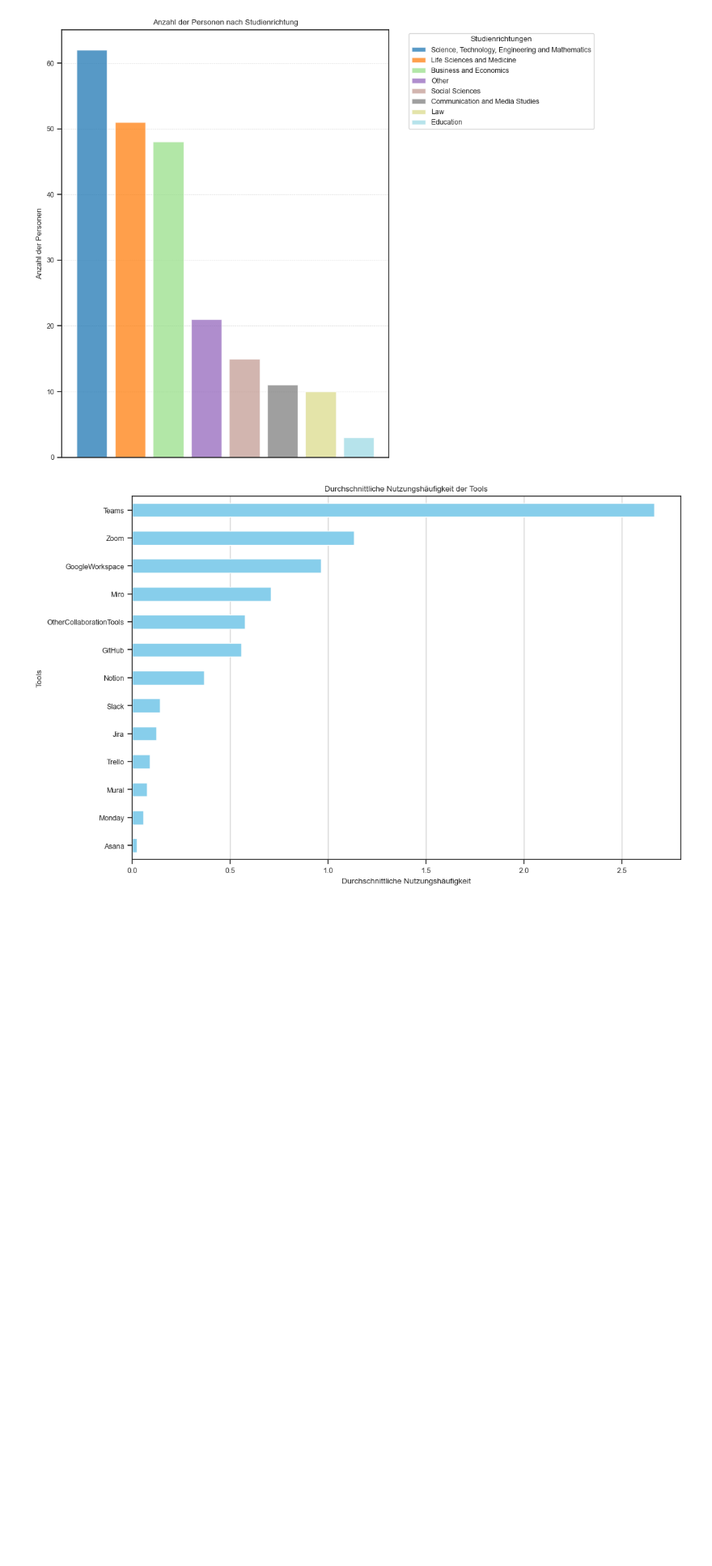
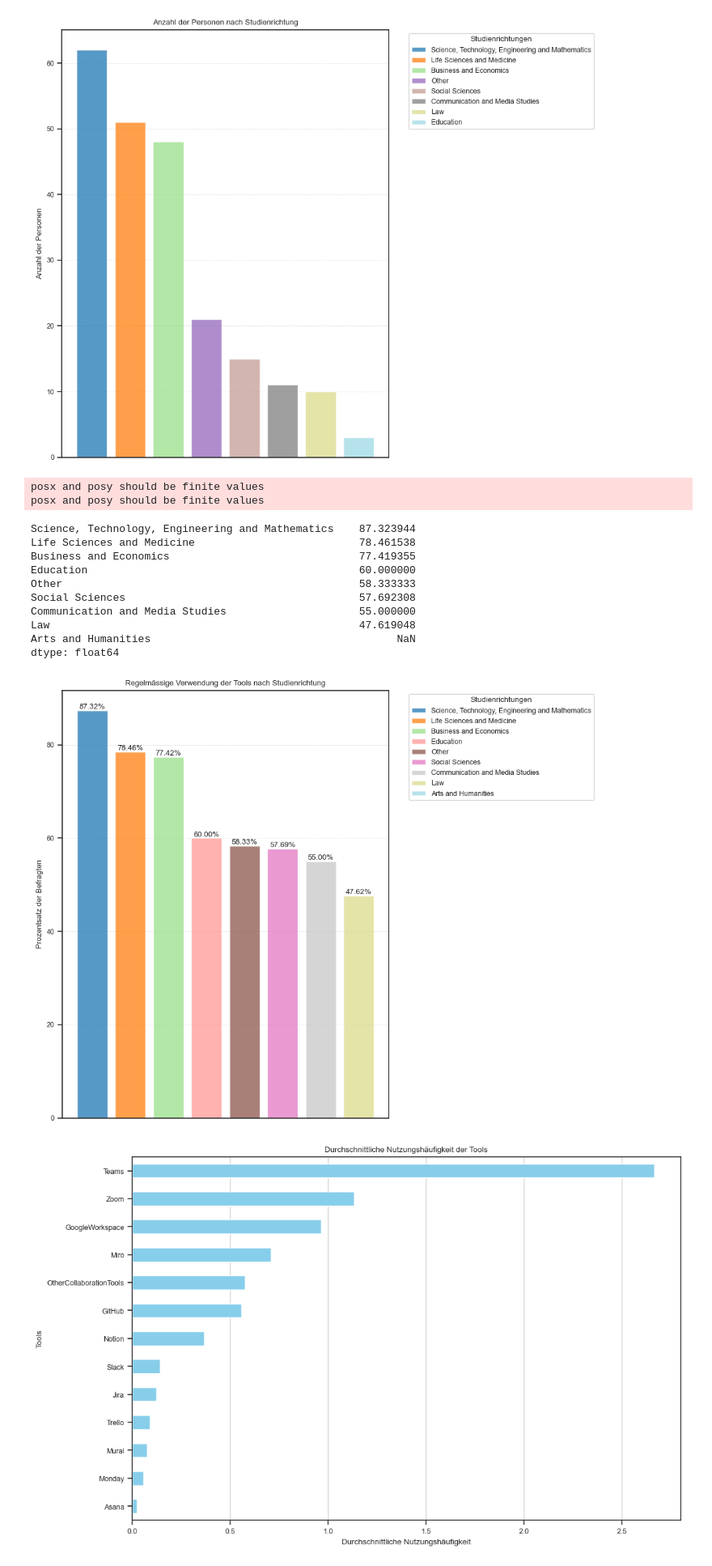
Before and after one commit to rietmjoe/Bachelorarbeit, a Jupyter notebook: Code Survey/Code.ipynb, the cells around one changed output. Shown at 81% size. Drawn from its saved outputs; the diff is of its cells as text; code cells hidden in the pictures; blank space fills up the shorter version.

```diff
--- a/Code Survey/Code.ipynb
+++ b/Code Survey/Code.ipynb
@@ -548,6 +571,75 @@ plt.tight_layout(rect=[0, 0, 0.85, 1])  # Anpassen für die Legende
 plt.show()
 # %% [output]
 [figure]
+# %%
+import matplotlib.pyplot as plt
+import numpy as np
+
+# Angenommen, 'fieldofstudy_group_rating_counts' enthält die Zählung der Personen pro Studienrichtung
+# Filtere Nullwerte heraus
+fieldofstudy_group_rating_counts = fieldofstudy_group_rating_counts[fieldofstudy_group_rating_counts > 0]
+
+# Berechne die Gesamtzahl der Personen für die Berechnung von Prozentsätzen
+total_per_fieldofstudy_group = df_filtered['FieldOfStudy'].value_counts()
+
+# Berechne Prozentsätze
+percentage = (fieldofstudy_group_rating_counts / total_per_fieldofstudy_group) * 100
+
+# Sortiere die Werte von links nach rechts der Größe nach absteigend
+percentage = percentage.sort_values(ascending=False)
+
+# Erzeuge eine Farbpalette mit einer eindeutigen Farbe pro Kategorie
+colors = plt.cm.tab20(np.linspace(0, 1, len(percentage)))
+
+# Erstelle das Balkendiagramm, jeder Balken mit einer eigenen Farbe
+plt.figure(figsize=(12, 8))
+bars = plt.bar(percentage.index,
+               percentage,
+               color=colors,
+               alpha=0.75)
+
+# Titel und Achsenbeschriftungen hinzufügen
+plt.title('Regelmässige Verwendung der Tools nach Studienrichtung')
+plt.ylabel('Prozentsatz der Befragten')
+
+# X-Achsen-Ticks entfernen, da wir eine Legende verwenden
+plt.xticks([])
+
+# Prozentzahlen direkt auf die Balken setzen
+for bar in bars:
+    yval = bar.get_height()
+    plt.text(bar.get_x() + bar.get_width()/2, yval,
+             f'{yval:.2f}%', ha='center', va='bottom')
+
+# Füge eine Legende hinzu, die außerhalb des Diagramms platziert wird
+plt.legend(bars, percentage.index,
+           title="Studienrichtungen",
+           bbox_to_anchor=(1.05, 1),
+           loc='upper left')
+
+# Gitter hinzufügen
+plt.grid(True, linestyle='--', linewidth=0.5, alpha=0.7)
+
+# Layout optimieren
+plt.tight_layout(rect=[0, 0, 0.85, 1])  # Anpassen für die Legende
+
+# Diagramm anzeigen
+print(percentage)
+plt.show()
+# %% [output]
+posx and posy should be finite values
+posx and posy should be finite values
+Science, Technology, Engineering and Mathematics    87.323944
+Life Sciences and Medicine                          78.461538
+Business and Economics                              77.419355
+Education                                           60.000000
+Other                                               58.333333
+Social Sciences                                     57.692308
+Communication and Media Studies                     55.000000
+Law                                                 47.619048
+Arts and Humanities                                       NaN
+dtype: float64
+[figure, added]
 # %%
 import matplotlib.pyplot as plt
 
```
Also changed, not shown: parts of 34 cells of this notebook, 1 other file.
